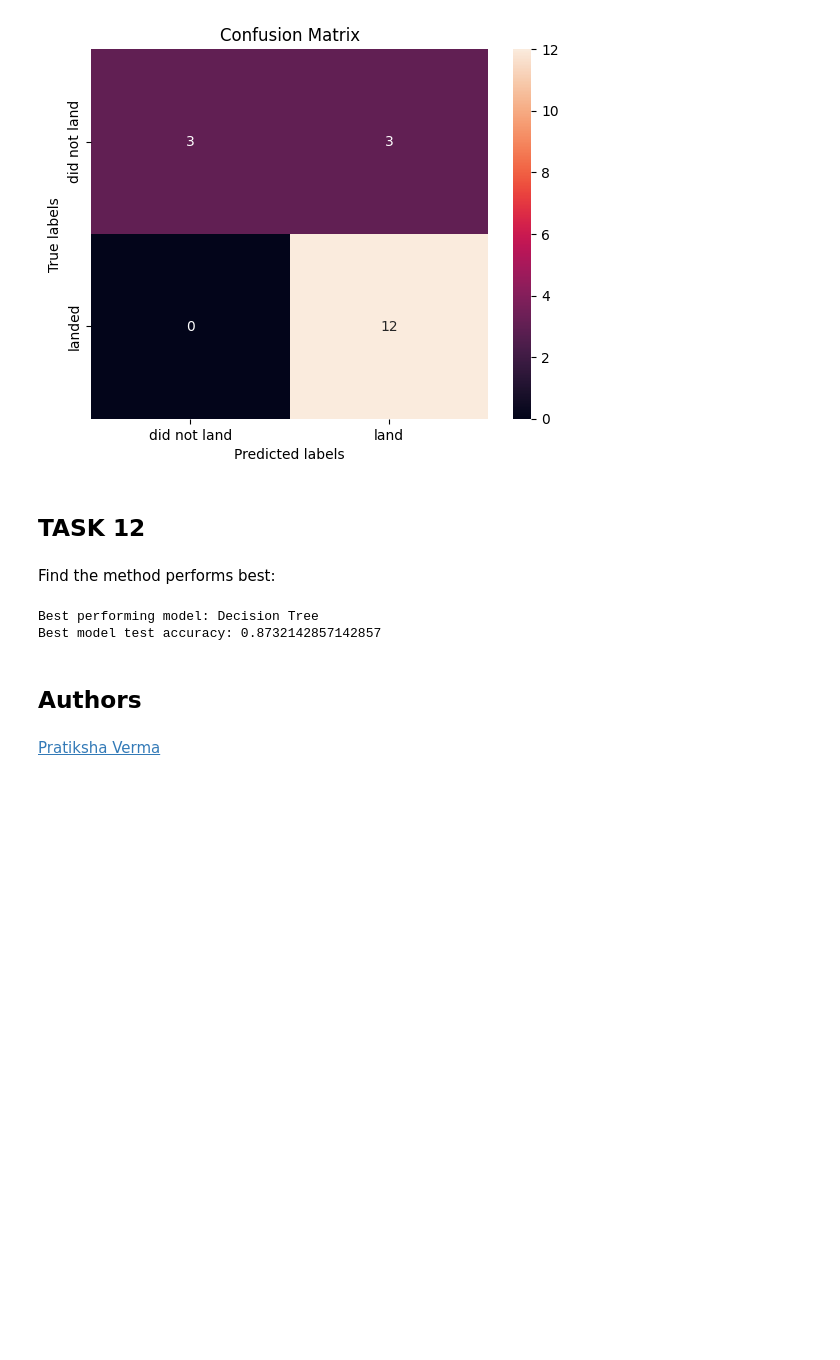
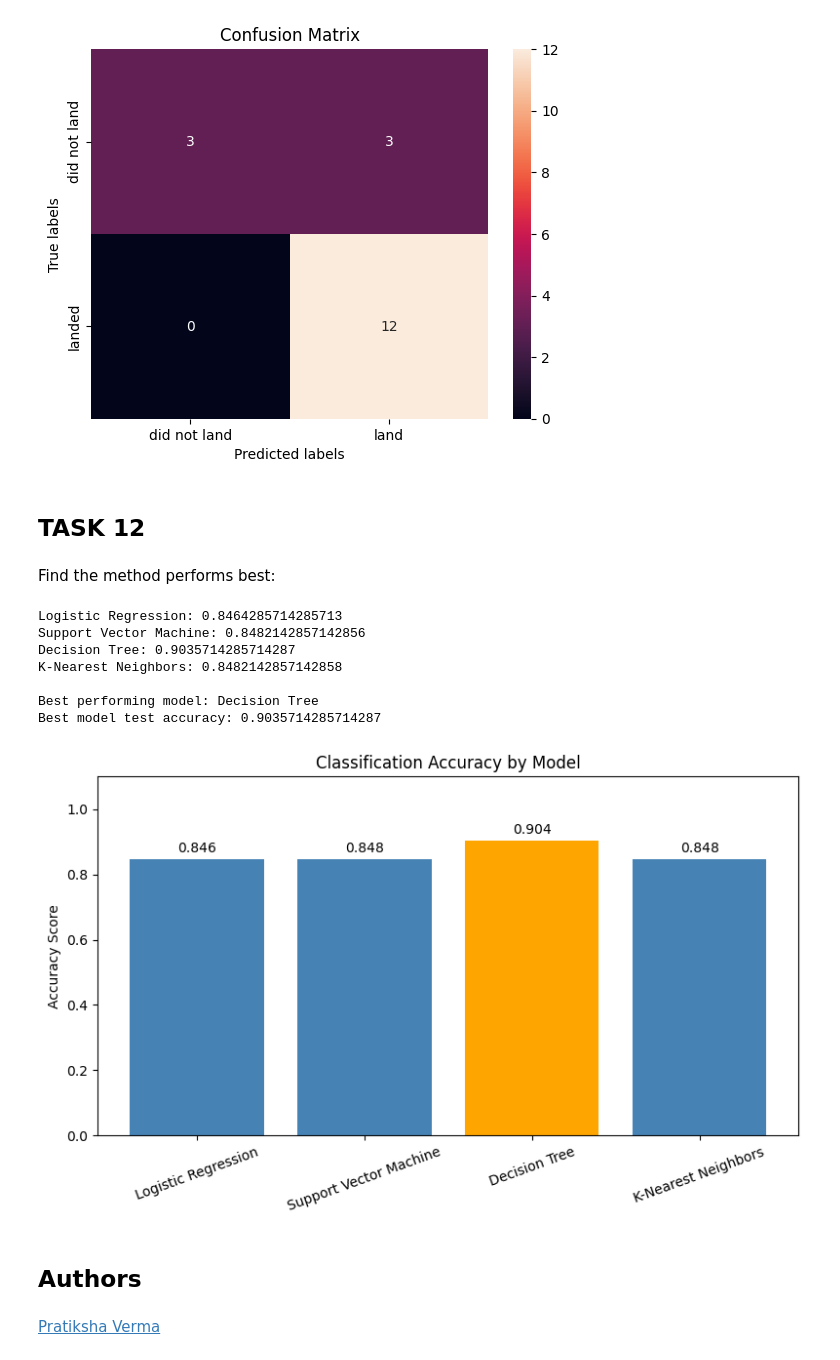
Before and after one commit to paulohenriquecunha/FinalProjectDataScience, a Jupyter notebook: SpaceX_Machine Learning Prediction_Part_5.ipynb, the cells around one changed output. Drawn from its saved outputs; the diff is of its cells as text; code cells hidden in the pictures; blank space fills up the shorter version.

```diff
--- a/SpaceX_Machine Learning Prediction_Part_5.ipynb
+++ b/SpaceX_Machine Learning Prediction_Part_5.ipynb
@@ -362,11 +362,55 @@ model_accuracies = {'Logistic Regression': logreg_cv.best_score_,
 best_model = max(model_accuracies, key=model_accuracies.get)
 best_accuracy = model_accuracies[best_model]
 
+print("Logistic Regression:", logreg_cv.best_score_)
+print("Support Vector Machine:", svm_cv.best_score_)
+print("Decision Tree:", tree_cv.best_score_)
+print("K-Nearest Neighbors:", knn_cv.best_score_)
+print()
 print("Best performing model:", best_model)
 print("Best model test accuracy:", best_accuracy)
 # %% [output]
+Logistic Regression: 0.8464285714285713
+Support Vector Machine: 0.8482142857142856
+Decision Tree: 0.9035714285714287
+K-Nearest Neighbors: 0.8482142857142858
+
 Best performing model: Decision Tree
-Best model test accuracy: 0.8732142857142857
+Best model test accuracy: 0.9035714285714287
+# %%
+# Bar chart with Classification Accuracy by Model
+import matplotlib.pyplot as plt
+
+# Dictionary with model names and accuracy values
+model_accuracies = {
+    'Logistic Regression': logreg_cv.best_score_,
+    'Support Vector Machine': svm_cv.best_score_,
+    'Decision Tree': tree_cv.best_score_,
+    'K-Nearest Neighbors': knn_cv.best_score_
+}
+
+# Identify the best model
+best_model = max(model_accuracies, key=model_accuracies.get)
+
+# Set bar colors: highlight the best model in orange, others in blue
+colors = ['orange' if model == best_model else 'steelblue' for model in model_accuracies]
+
+# Plotting the bar chart
+plt.figure(figsize=(8, 5))
+bars = plt.bar(model_accuracies.keys(), model_accuracies.values(), color=colors)
+plt.title('Classification Accuracy by Model')
+plt.ylabel('Accuracy Score')
+plt.ylim(0, 1.1)
+
+# Annotate each bar with its accuracy value
+for model, score in model_accuracies.items():
+    plt.text(model, score + 0.02, f"{score:.3f}", ha='center')
+
+plt.xticks(rotation=20)
+plt.tight_layout()
+plt.show()
+# %% [output]
+[figure, added]
 # %% [markdown]
 ## Authors
 # %% [markdown]
```
Also changed, not shown: parts of 4 cells of this notebook.
